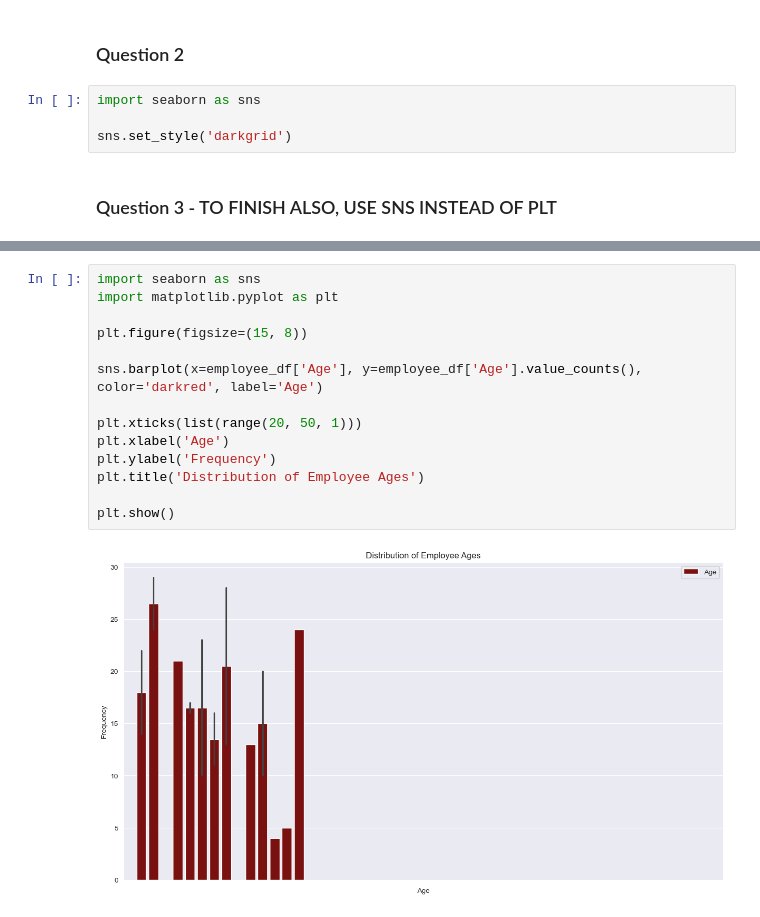
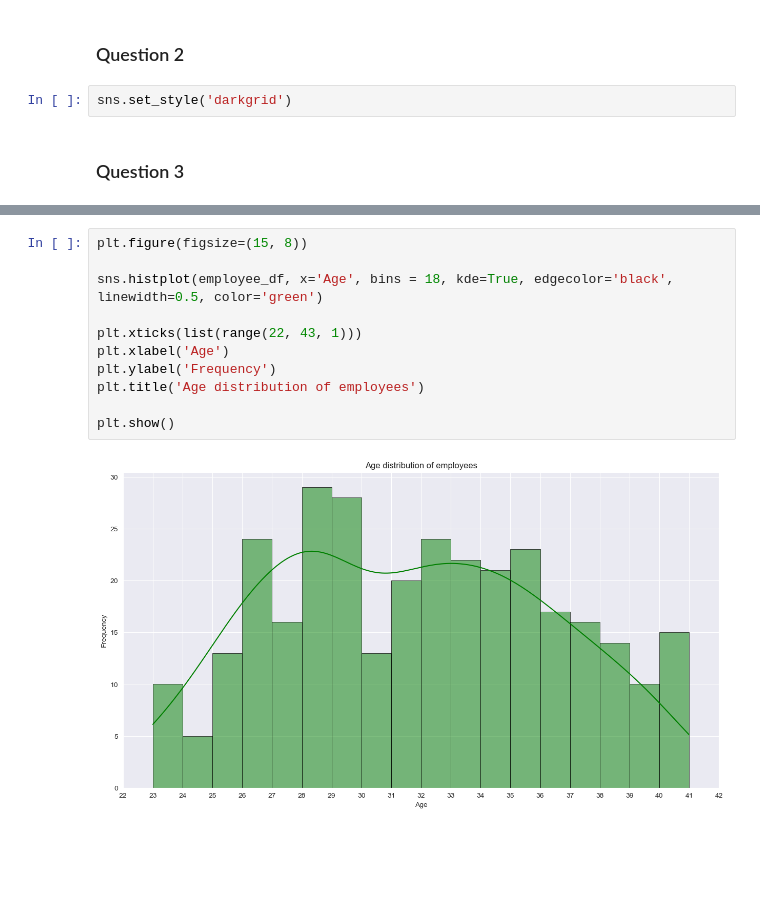
Before and after one commit to alexandrecogordan/data-visualisation, a Jupyter notebook: TD2/alexandre-cogordan.ipynb, the cells around one changed output, grey strips where cells are left out. Cells and saved outputs as stored; diff of their text form; blank space fills up the shorter version.

```diff
--- a/TD2/alexandre-cogordan.ipynb
+++ b/TD2/alexandre-cogordan.ipynb
@@ -197,12 +193,10 @@ Department             0
 dtype: int64
 # %% [markdown]
 ### Question 2
-# %%
-import seaborn as sns
-
-sns.set_style('darkgrid')
-# %% [markdown]
-### Question 3 - TO FINISH ALSO, USE SNS INSTEAD OF PLT
+# %%
+sns.set_style('darkgrid')
+# %% [markdown]
+### Question 3
 # %%
 employee_df.head()
 # %% [output]
@@ -213,18 +207,15 @@ employee_df.head()
 | 3 | Brenda | Fisher | brendafisher3185@slingacademy.com | 001-574-564-4648 | female | 31 | Web Developer | 8 | 10000 | ... |
 | 4 | Sean | Hunter | seanhunter4753@slingacademy.com | 5838355842 | male | 35 | Project Manager | 11 | 14500 | ... |
 # %%
-import seaborn as sns
-import matplotlib.pyplot as plt
-
 plt.figure(figsize=(15, 8))
 
-sns.barplot(x=employee_df['Age'], y=employee_df['Age'].value_counts(), color='darkred', label='Age')
+sns.histplot(employee_df, x='Age', bins = 18, kde=True, edgecolor='black', linewidth=0.5, color='green')
 
-plt.xticks(list(range(20, 50, 1)))
+plt.xticks(list(range(22, 43, 1)))
 plt.xlabel('Age')
 plt.ylabel('Frequency')
-plt.title('Distribution of Employee Ages')
+plt.title('Age distribution of employees')
 
 plt.show()
 # %% [output]
-[figure, old version]
+[figure, new version]
```
Also changed, not shown: parts of 42 cells of this notebook.
